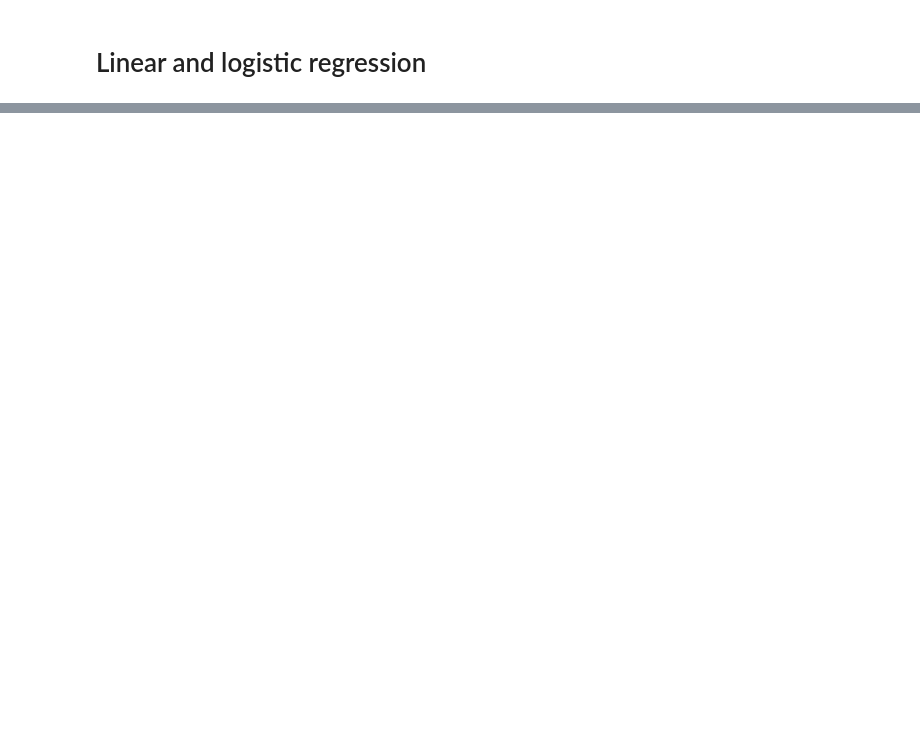
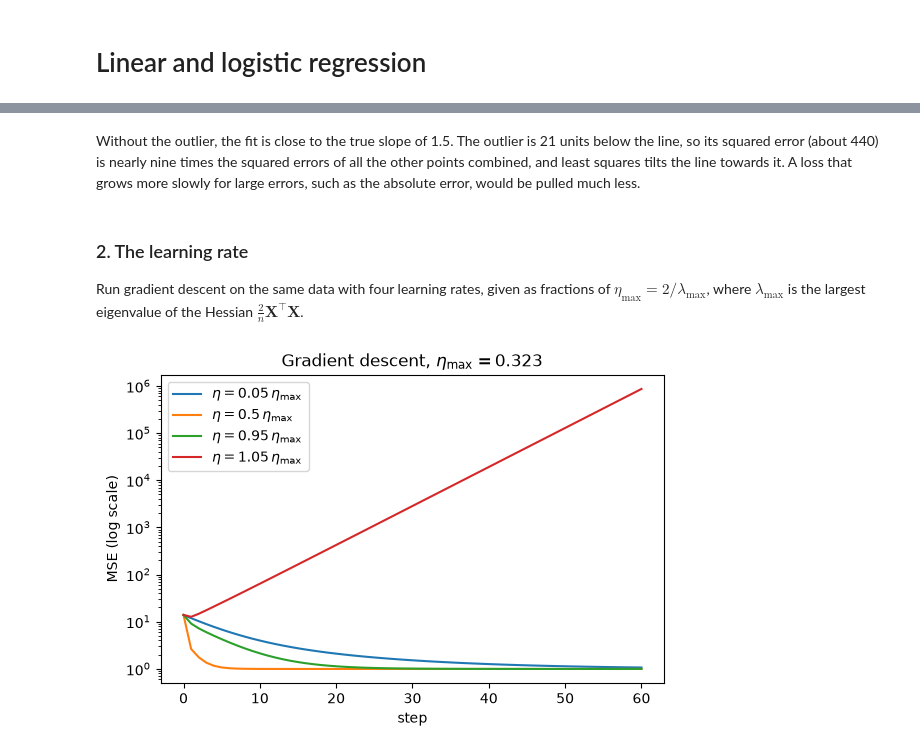
Before and after one commit to helenalm04/ml-foundations, a Jupyter notebook: notebooks/02-linear-logistic-regression.ipynb, the cells around one changed output, grey strips where cells are left out. Saved outputs shown, nothing was run; the diff lists cells and outputs as text; code cells hidden in the pictures; blank space fills up the shorter version.

```diff
--- a/notebooks/02-linear-logistic-regression.ipynb
+++ b/notebooks/02-linear-logistic-regression.ipynb
@@ -24,0 +259,19 @@
+# %% [markdown]
+Without the outlier, the fit is close to the true slope of 1.5. The outlier is 21 units below the line, so its squared error (about 440) is nearly nine times the squared errors of all the other points combined, and least squares tilts the line towards it. A loss that grows more slowly for large errors, such as the absolute error, would be pulled much less.
+# %% [markdown]
+### 2. The learning rate
+
+Run gradient descent on the same data with four learning rates, given as fractions of $\eta_{\max} = 2 / \lambda_{\max}$, where $\lambda_{\max}$ is the largest eigenvalue of the Hessian $\frac{2}{n} \mathbf{X}^\top \mathbf{X}$.
+# %%
+lr_max = 2 / np.linalg.eigvalsh(2 / len(y) * X.T @ X).max()
+
+fig, ax = plt.subplots(figsize=(6.5, 4))
+for frac in [0.05, 0.5, 0.95, 1.05]:
+    _, losses = gradient_descent(lambda w: mse(X, y, w), lambda w: mse_grad(X, y, w),
+                                 np.zeros(2), lr=frac * lr_max, n_steps=60)
+    ax.semilogy(losses, label=rf"$\eta = {frac}\,\eta_{{\max}}$")
+ax.set(title=rf"Gradient descent, $\eta_{{\max}} = {lr_max:.3f}$", xlabel="step", ylabel="MSE (log scale)")
+ax.legend()
+plt.show()
+# %% [output]
+[figure, added]
```
Also changed, not shown: parts of 27 cells of this notebook, 1 other file.
